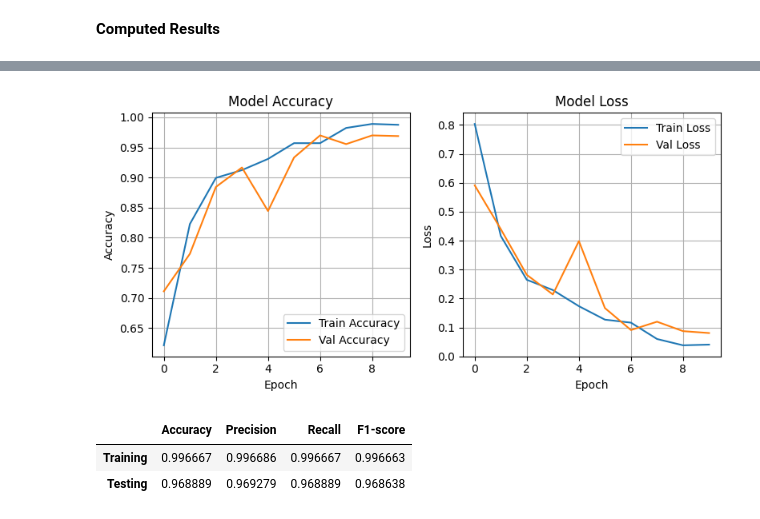
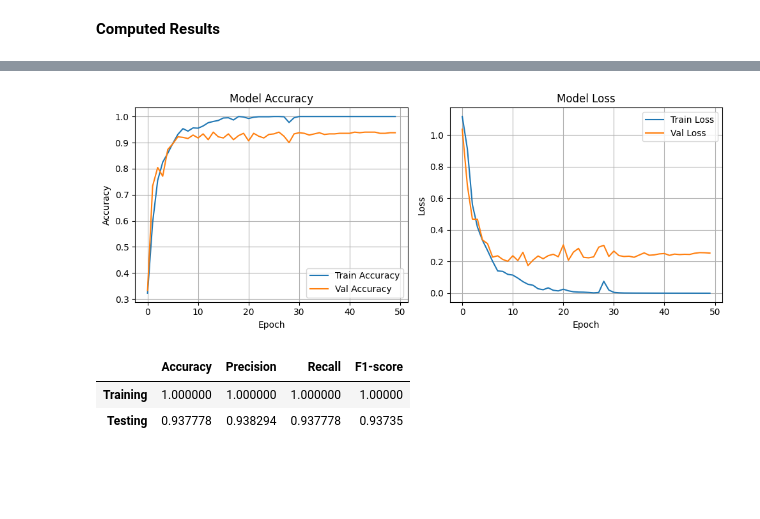
Before and after one commit to asheta66/CNN, a Jupyter notebook: Potato_leaf_model_A.ipynb, the cells around one changed output, grey strips where cells are left out. Cells and saved outputs as stored; diff of their text form; code cells hidden in the pictures; blank space fills up the shorter version.

```diff
--- a/Potato_leaf_model_A.ipynb
+++ b/Potato_leaf_model_A.ipynb
@@ -53,7 +51,7 @@ def build_compile_model(input_shape, num_classes):
     return model
 
 # ✅ Target count
-TARGET_COUNT = 1000
+TARGET_COUNT = 500
 
 # ✅ Load and balance data
 X, y = [], []
@@ -110,11 +108,11 @@ final_df = pd.Series(y).map({v: k for k, v in label_map.items()}).value_counts()
 print(final_df)
 
 # ✅ Train-test split
-X_train, X_test, y_train, y_test = train_test_split(X, y, test_size=0.2, stratify=y, random_state=23)
+X_train, X_test, y_train, y_test = train_test_split(X, y, test_size=0.3, stratify=y, random_state=23)
 
 # ✅ Build & train model
 model = build_compile_model(input_shape=(128, 128, 3), num_classes=len(classes))
-history = model.fit(X_train, y_train, epochs=25, validation_data=(X_test, y_test))
+history = model.fit(X_train, y_train, epochs=50, validation_data=(X_test, y_test))
 
 # ✅ Evaluate
 y_train_pred = np.argmax(model.predict(X_train), axis=1)
@@ -181,35 +222,32 @@ plot_confusion_matrices(cm_train, cm_test, classes)
 # %%
-# 2. 🧠 Save Smaller CNN Architecture Plot
-plot_model(model, to_file="cnn_architecture.png", show_shapes=True, show_layer_names=True)
-
 # 3. 📈 Save Convergence Curves
-plt.figure(figsize=(8, 4))
+plt.figure(figsize=(10, 4))
 
 # Accuracy
 plt.subplot(1, 2, 1)
 plt.plot(history.history['accuracy'], label='Train Accuracy')
 plt.plot(history.history['val_accuracy'], label='Val Accuracy')
 plt.title("Model Accuracy")
 plt.xlabel("Epoch")
 plt.ylabel("Accuracy")
 plt.legend()
 plt.grid(True)
 
 # Loss
 plt.subplot(1, 2, 2)
 plt.plot(history.history['loss'], label='Train Loss')
 plt.plot(history.history['val_loss'], label='Val Loss')
 plt.title("Model Loss")
 plt.xlabel("Epoch")
 plt.ylabel("Loss")
 plt.legend()
 plt.grid(True)
 
 plt.tight_layout()
 plt.savefig("convergence_curves.png")
 plt.show()
 # %% [output]
-[figure, old version]
+[figure, new version]
 # %%
 from sklearn.metrics import accuracy_score
 
@@ -241,5 +279,5 @@ summary_df = pd.DataFrame(summary_metrics, index=["Training", "Testing"])
 summary_df
 # %% [output]
 |  | Accuracy | Precision | Recall | F1-score |
-| Training | 0.996667 | 0.996686 | 0.996667 | 0.996663 |
-| Testing | 0.968889 | 0.969279 | 0.968889 | 0.968638 |
+| Training | 1.000000 | 1.000000 | 1.000000 | 1.00000 |
+| Testing | 0.937778 | 0.938294 | 0.937778 | 0.93735 |
```
Also changed, not shown: parts of 5 cells of this notebook.
